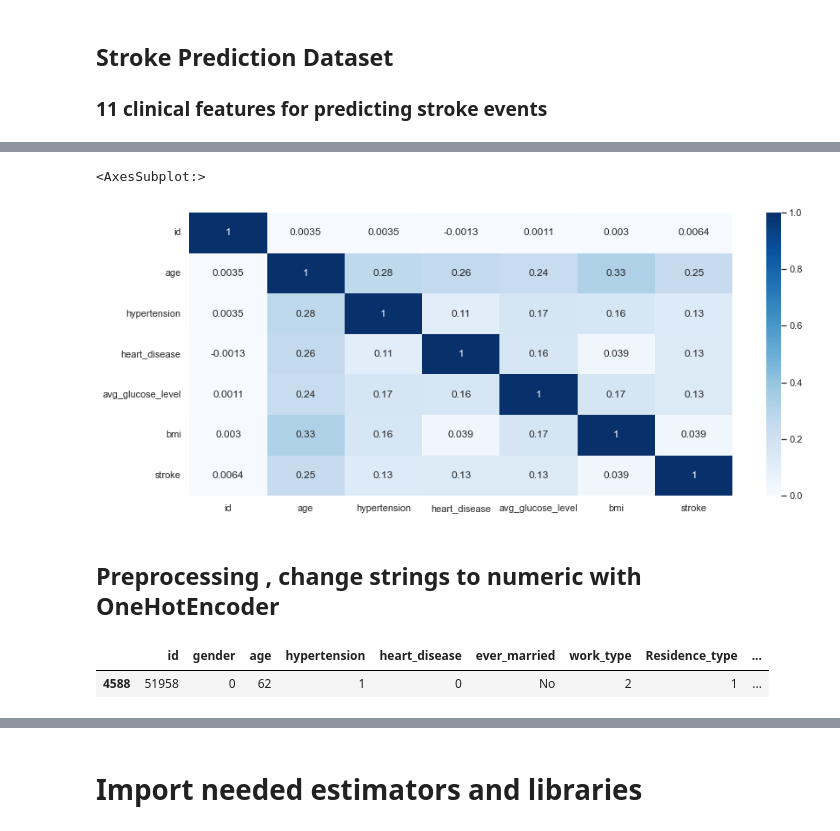
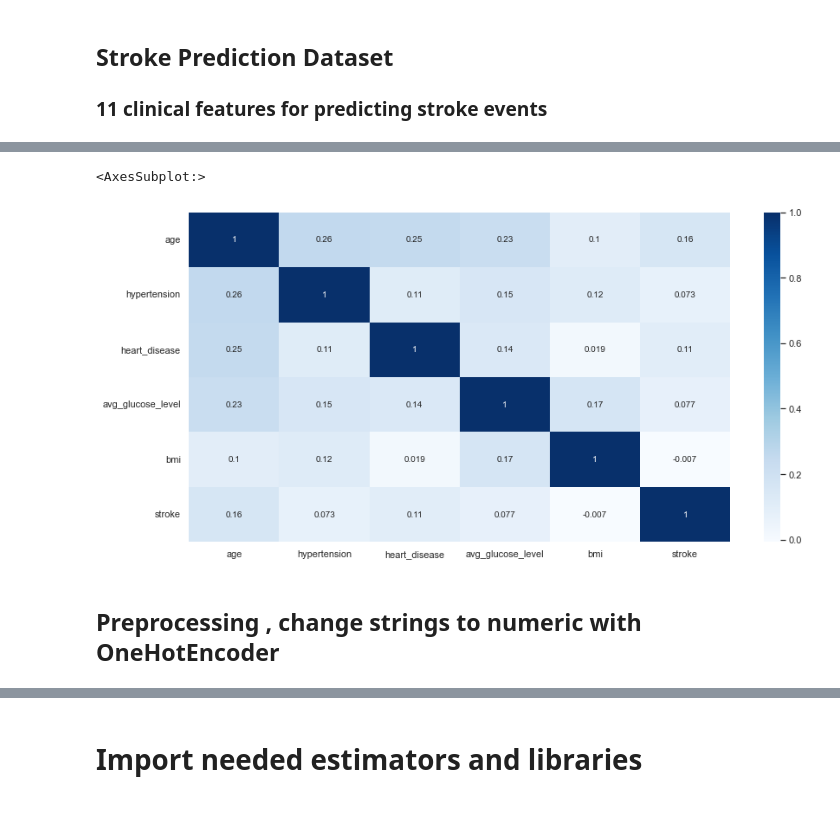
Before and after one commit to godwinnwalozie/Streamlit_apps, a Jupyter notebook: data/stroke.ipynb, the cells around one changed output, grey strips where cells are left out. Drawn from its saved outputs; the diff is of its cells as text; code cells hidden in the pictures.

```diff
--- a/data/stroke.ipynb
+++ b/data/stroke.ipynb
@@ -20,0 +32,2 @@ df.sample()
+# %%
+df_comb.drop('id', axis = 1, inplace = True)
@@ -20,0 +61,2 @@ df.sample()
+# %%
+df_comb.bmi.fillna(df_comb.bmi.mean(), inplace = True)
@@ -20,0 +78,3 @@ df.sample()
+# %%
+# drop smoking status is null
+df_comb.smoking_status.fillna(np.nan, inplace = True)
@@ -20,0 +96,2 @@ df.sample()
+# %%
+df_comb.dropna(how = "any", inplace = True)
@@ -131,26 +200,10 @@ sns.regplot(df.bmi, df.age)
 # %%
 # feature correlation
-fig,ax =plt.subplots(figsize = (14,6))
-feature_check =sns.heatmap(df.corr(), cmap = "Blues", annot = True)
+fig,ax =plt.subplots(figsize = (14,7))
+feature_check =sns.heatmap( df_comb.corr(), cmap = "Blues", annot = True)
 feature_check
 # %% [output]
 <AxesSubplot:>
-[figure, old version]
+[figure, new version]
 # %% [markdown]
 ## Preprocessing , change strings to numeric with OneHotEncoder
-# %%
-from sklearn.preprocessing import OneHotEncoder
-from sklearn.compose import make_column_transformer
-from sklearn.preprocessing import LabelEncoder
-
-le = LabelEncoder()
-
-df.gender =le.fit_transform(df.gender)
-df.work_type =le.fit_transform(df.work_type)
-df.Residence_type =le.fit_transform(df.Residence_type)
-df.smoking_status =le.fit_transform(df.smoking_status)
-
-df.sample()
-# %% [output]
-|  | id | gender | age | hypertension | heart_disease | ever_married | work_type | Residence_type | ... |
-| 4588 | 51958 | 0 | 62 | 1 | 0 | No | 2 | 1 | ... |
```
Also changed, not shown: parts of 41 cells of this notebook, 10 other files.
